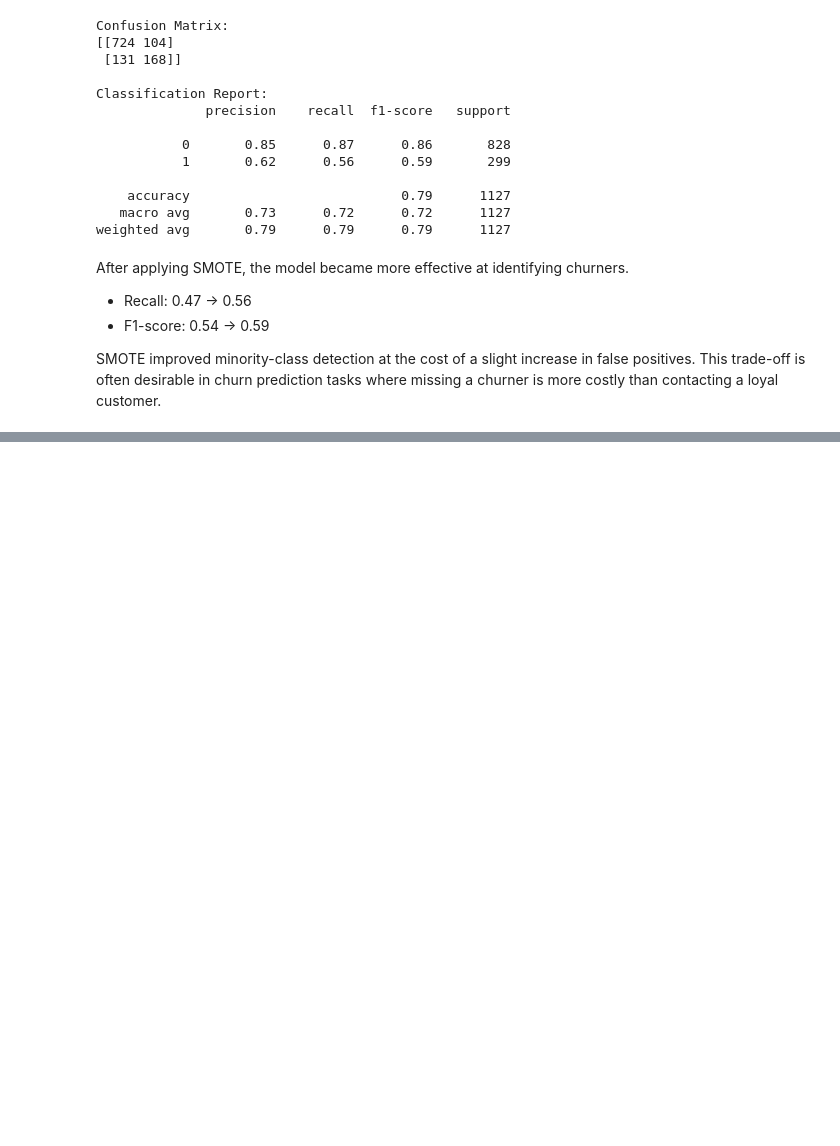
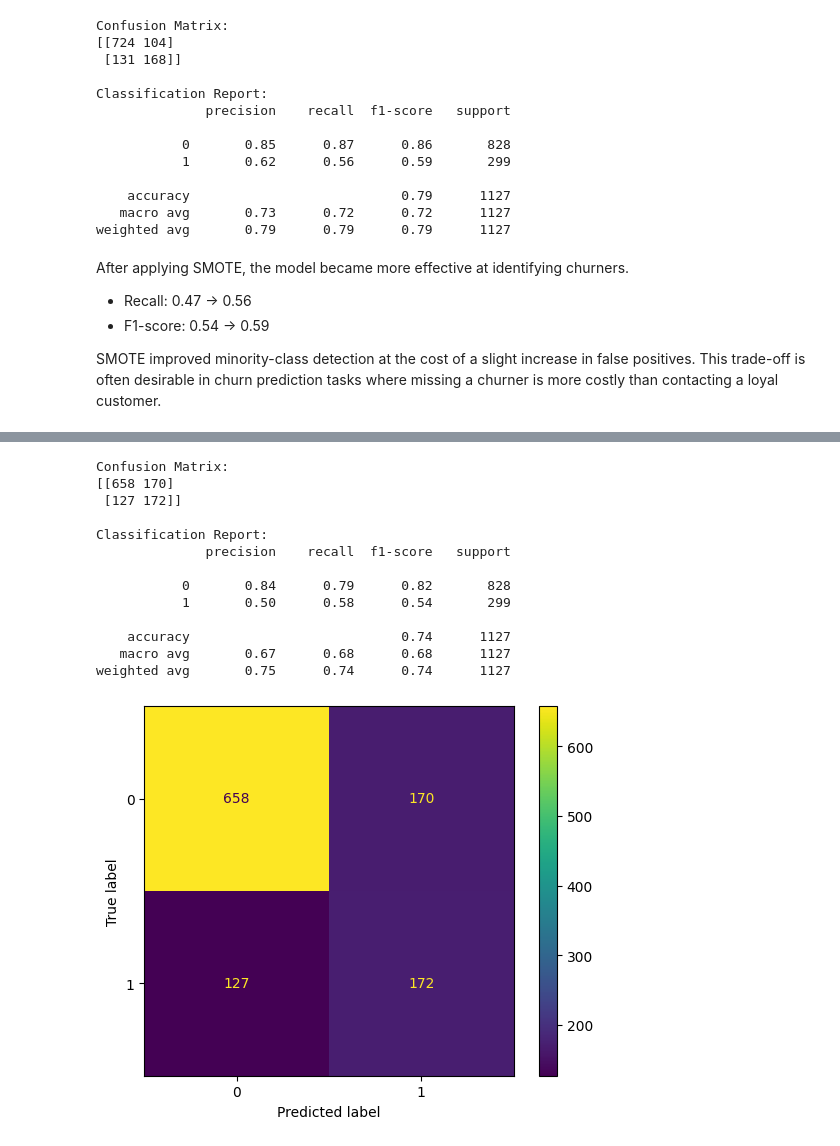
Before and after one commit to fermow/SBU-Data-Science-2026, a Jupyter notebook: Assignment_3/jupyter_notebook_and_reports/02_feature_engineering.ipynb, the cells around one changed output, grey strips where cells are left out. Saved outputs shown, nothing was run; the diff lists cells and outputs as text; code cells hidden in the pictures; blank space fills up the shorter version.

Commit message:
Assignment_3: Complete model training, imbalance handling and business utility optimization with threshold tuning

```diff
--- a/Assignment_3/jupyter_notebook_and_reports/02_feature_engineering.ipynb
+++ b/Assignment_3/jupyter_notebook_and_reports/02_feature_engineering.ipynb
@@ -457,0 +555,35 @@ This encourages the model to pay more attention to churners during training.
+# %%
+from sklearn.tree import DecisionTreeClassifier
+from sklearn.metrics import confusion_matrix, classification_report, ConfusionMatrixDisplay
+import matplotlib.pyplot as plt
+
+dt = DecisionTreeClassifier(random_state=42)
+dt.fit(X_train_smote, y_train_smote)
+
+y_pred_dt = dt.predict(X_test_processed)
+
+print("Confusion Matrix:")
+cm = confusion_matrix(y_test, y_pred_dt)
+print(cm)
+
+print("\nClassification Report:")
+print(classification_report(y_test, y_pred_dt))
+
+disp = ConfusionMatrixDisplay(confusion_matrix=cm)
+disp.plot()
+plt.show()
+# %% [output]
+Confusion Matrix:
+[[658 170]
+ [127 172]]
+
+Classification Report:
+              precision    recall  f1-score   support
+
+           0       0.84      0.79      0.82       828
+           1       0.50      0.58      0.54       299
+
+    accuracy                           0.74      1127
+   macro avg       0.67      0.68      0.68      1127
+weighted avg       0.75      0.74      0.74      1127
+[figure, added]
```
Also changed, not shown: parts of 37 cells of this notebook.
